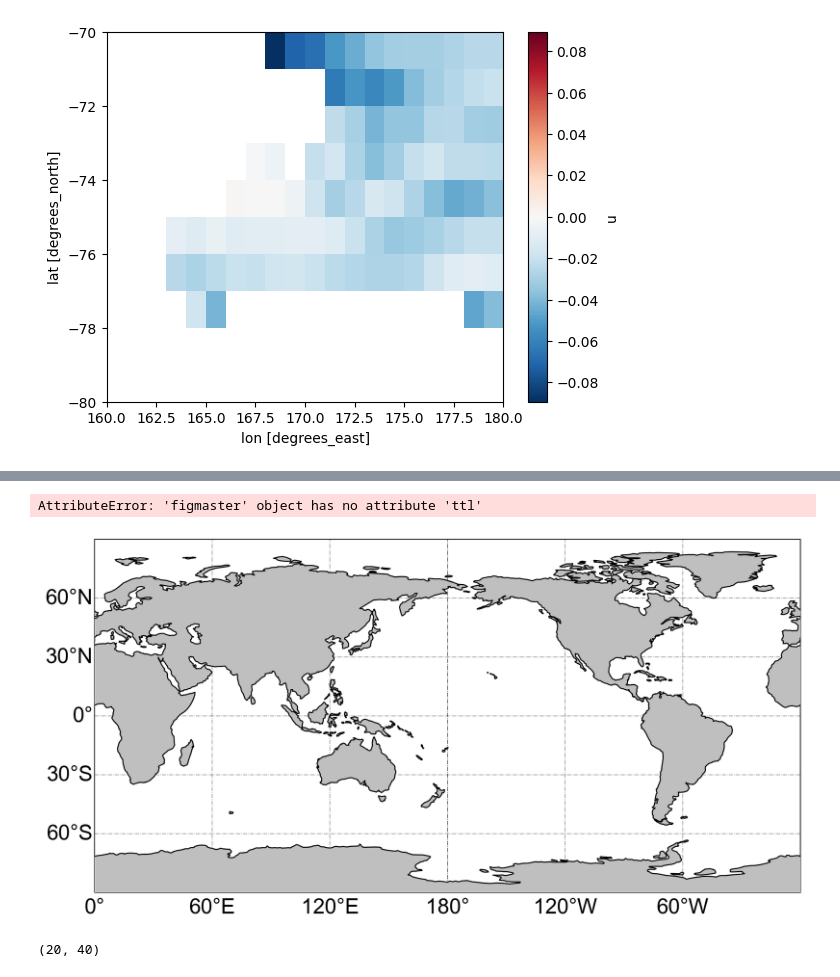
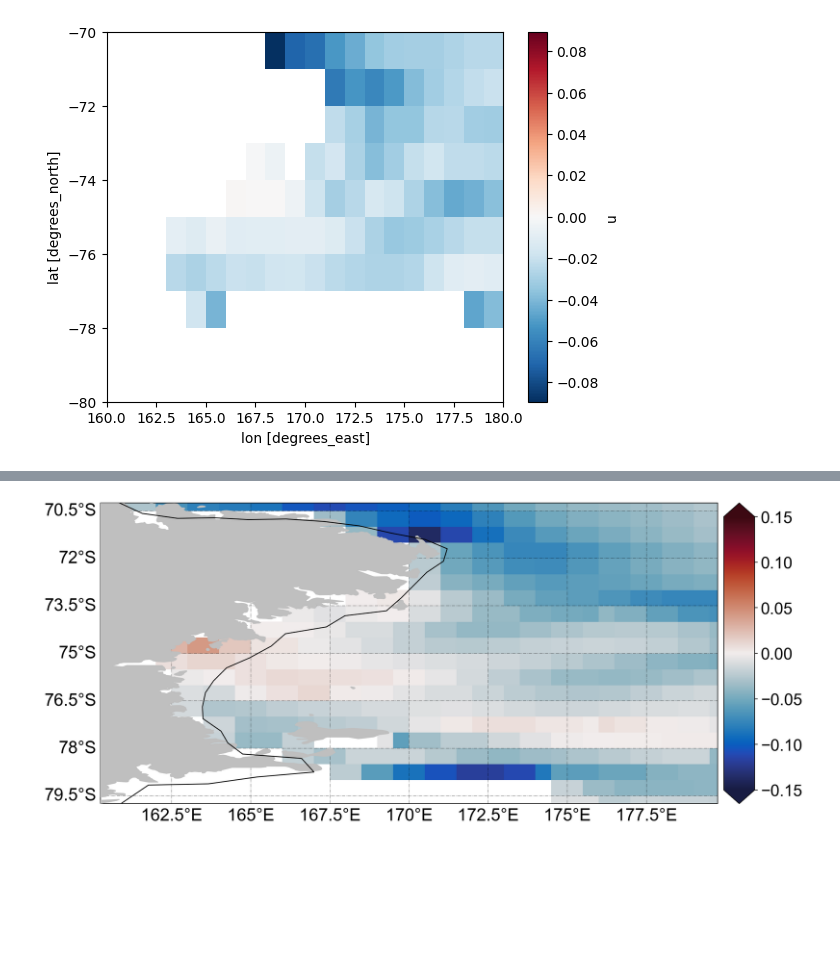
Before and after one commit to birostris36/JNUpack, a Jupyter notebook: mySO_src/ipynb/test111.ipynb, the cells around one changed output, grey strips where cells are left out. Drawn from its saved outputs; the diff is of its cells as text; code cells hidden in the pictures; blank space fills up the shorter version.

```diff
--- a/mySO_src/ipynb/test111.ipynb
+++ b/mySO_src/ipynb/test111.ipynb
@@ -40,25 +15,32 @@ Attributes:
 # %%
 import sys
 sys.path.append('C:/Users/shjo/Bridge/JNUpack/mySO_src/libs/')
 import matplotlib as mpl
 from myPlot import  figmaster,myClrbr
 from myPlot import  figmaster,myClrbr, dta_colr
 import numpy as np
 import matplotlib.pyplot as plt
+import colormaps
+import cmocean
+import xarray as xr
+ECCO=xr.open_dataset( 'D:/ECCO/tmp/VEL/OCEAN_VELOCITY_mon_mean_2017-02_ECCO_V4r4_latlon_0p50deg.nc' )['EVEL']\
+    .loc[dict(Z=slice(0,-6),longitude=slice(160,180),latitude=slice(-80,-70))]#.mean(dim=['time','depth'])
 DATA=ECCO.squeeze().values
+
+CMAP=cmocean.cm.balance
+
 mySetting={
     'figsize': '',
     'mylabel': '',
     'Label_size':18,
     'title_loc':'right',
     'fontParams':'Arial',
     'wpth':'J:/tmp_proc/Models/GECCO_1980/'}
 
 lonR_m,latR_m=np.meshgrid(ECCO.longitude.values,ECCO.latitude.values)
 
 
 F=figmaster(mySetting)
-F.myCrtpy_cyl_pcolor(latR_m,lonR_m,DATA,plt.get_cmap('jet',15))
+F.myCrtpy_cyl_pcolor(latR_m,lonR_m,DATA,CMAP)
 # %% [output]
-AttributeError: 'figmaster' object has no attribute 'ttl'
-[figure, old version]
+[figure, new version]
@@ -67,4 +46,0 @@ DATA=ECCO.squeeze().values
-# %%
-lonR_m.shape
-# %% [output]
-(20, 40)
```
Also changed, not shown: parts of 3 cells of this notebook, 32 other files.
